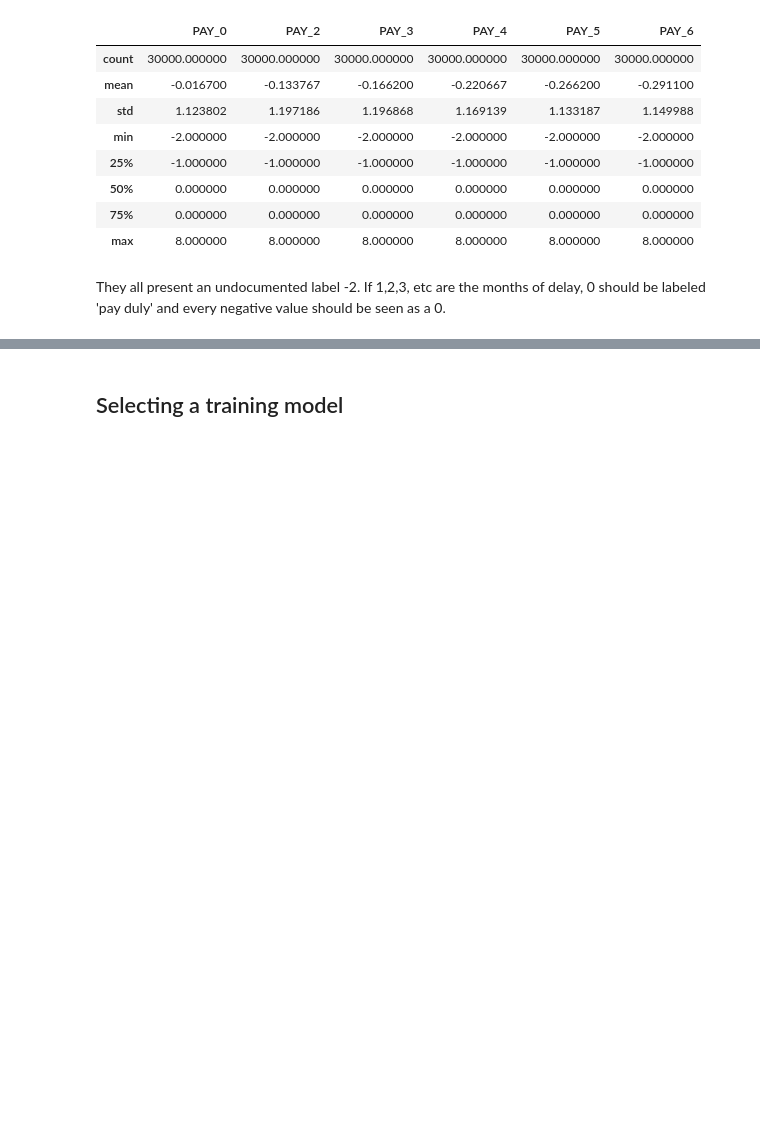
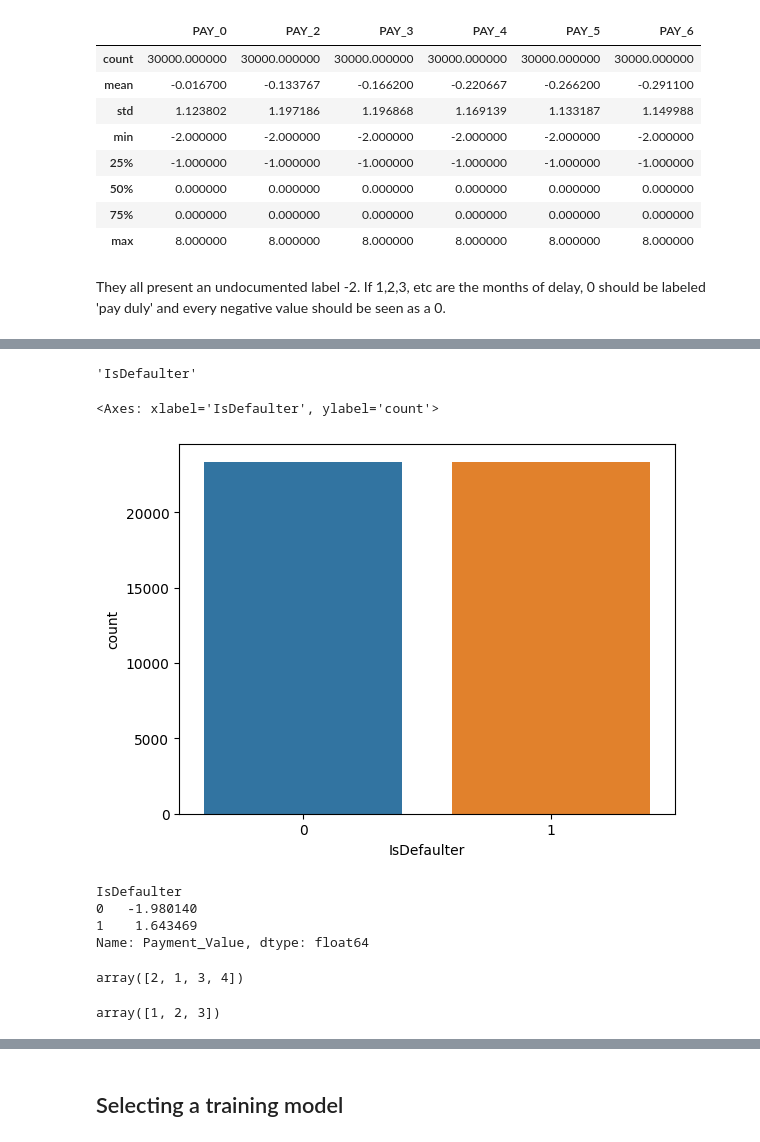
Before and after one commit to angadhsingh1/MachineLearning-DefaultCreditCards, a Jupyter notebook: final-project.ipynb, the cells around one changed output, grey strips where cells are left out. Drawn from its saved outputs; the diff is of its cells as text; code cells hidden in the pictures; blank space fills up the shorter version.

```diff
--- a/final-project.ipynb
+++ b/final-project.ipynb
@@ -266,0 +278,16 @@ They all present an undocumented label -2. If 1,2,3, etc are the months of delay
+# %%
+from imblearn.over_sampling import SMOTE
+
+smote = SMOTE()
+
+# Fit predictor and target variables
+
+x_smote, y_smote = smote.fit_resample(df.iloc[:, 0:-1], df['IsDefaulter'])
+
+original_dataset_shape = len(df)
+resampled_dataset_shape = len(y_smote)
+
+print('Original dataset shape:', original_dataset_shape)
+print('Resampled dataset shape:', resampled_dataset_shape)
+
+# Source [2]
@@ -266,0 +313,25 @@ They all present an undocumented label -2. If 1,2,3, etc are the months of delay
+# %%
+columns = list(df.columns)
+columns.pop()
+# %% [output]
+'IsDefaulter'
+# %%
+balance_df = pd.DataFrame(x_smote, columns=columns)
+balance_df['IsDefaulter'] = y_smote
+sns.countplot(x = 'IsDefaulter', data = balance_df)
+# %% [output]
+<Axes: xlabel='IsDefaulter', ylabel='count'>
+[figure, added]
+# %%
+df_feature = balance_df.copy()
+df_feature['Payment_Value'] = df_feature['PAY_0'] + df_feature['PAY_2'] + df_feature['PAY_3'] + df_feature['PAY_4'] + df_feature['PAY_5'] + df_feature['PAY_6']
+df_feature.groupby('IsDefaulter')['Payment_Value'].mean()
+# %% [output]
+IsDefaulter
+0   -1.980140
+1    1.643469
+Name: Payment_Value, dtype: float64
+# %%
+df_feature['EDUCATION'].unique()
+# %% [output]
+array([2, 1, 3, 4])
@@ -266,0 +341,4 @@ They all present an undocumented label -2. If 1,2,3, etc are the months of delay
+# %%
+df_feature['MARRIAGE'].unique()
+# %% [output]
+array([1, 2, 3])
```
Also changed, not shown: parts of 28 cells of this notebook.
